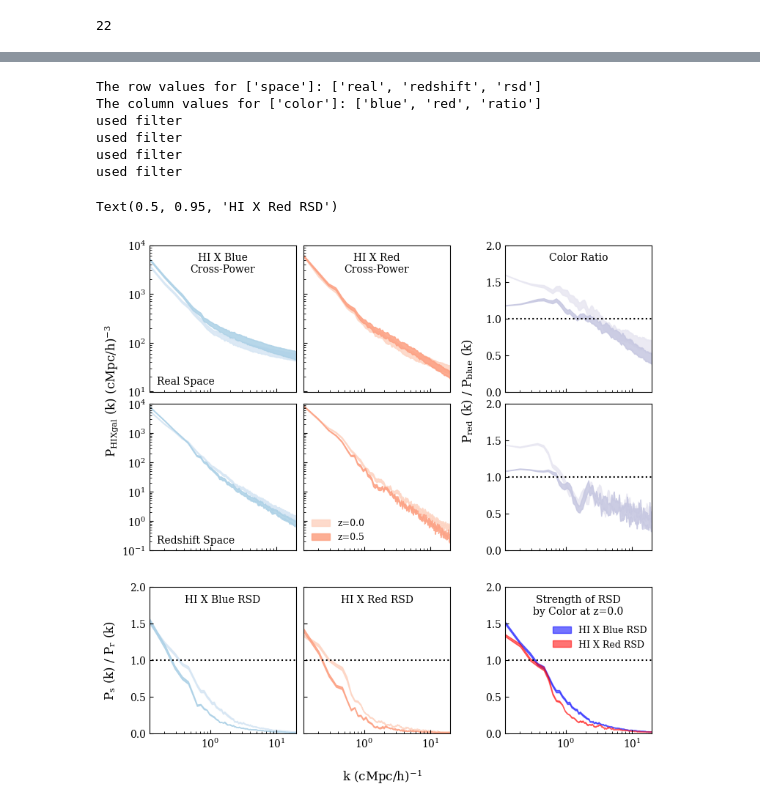
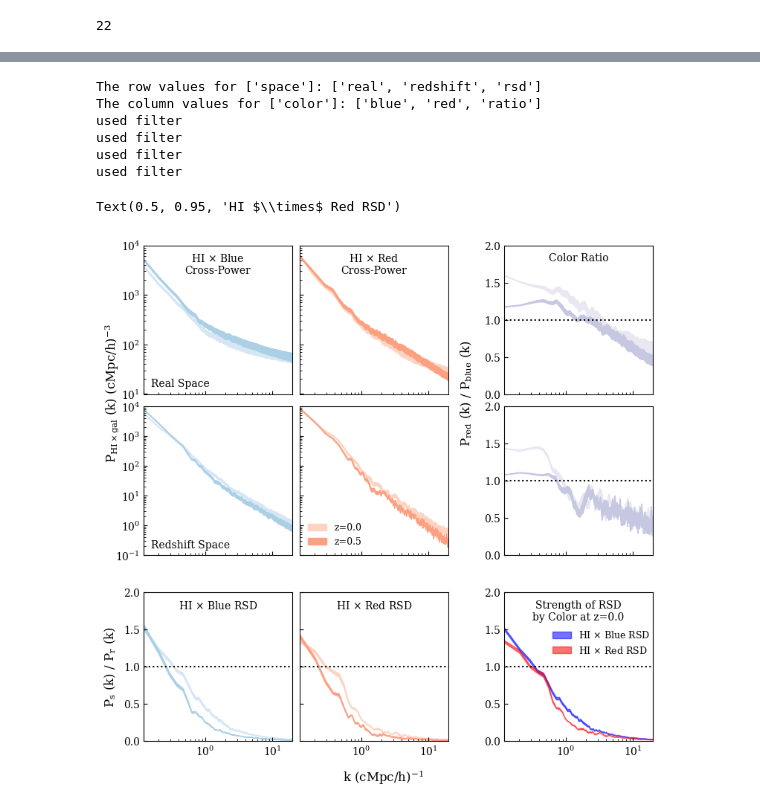
Before and after one commit to calvinosinga/hcolor, a Jupyter notebook: fig_md_analysis/paper/rsd/RSD.ipynb, the cells around one changed output, grey strips where cells are left out. Drawn from its saved outputs; the diff is of its cells as text; code cells hidden in the pictures.

```diff
--- a/fig_md_analysis/paper/rsd/RSD.ipynb
+++ b/fig_md_analysis/paper/rsd/RSD.ipynb
@@ -285,15 +311,15 @@ rsddl = DataList(rsd)
 # for dc in rsddl.dclist:
 #     dc.add('snapshot':'nono')
 
-rsddl.makeFill({'color':'blue'}, {'color':'blue', 'label':'HI X Blue RSD', 'alpha':0.55})
-rsddl.makeFill({'color':'red'}, {'color':'red', 'label':'HI X Red RSD', 'alpha':0.55})
+rsddl.makeFill({'color':'blue'}, {'color':'blue', 'label':'HI $\\times$ Blue RSD', 'alpha':0.55})
+rsddl.makeFill({'color':'red'}, {'color':'red', 'label':'HI $\\times$ Red RSD', 'alpha':0.55})
 fg = Figrid(rbonly)
 spacing = 0.05
 fg.arrange('space', 'color', panel_length = 2, xborder = XBORDER,
         yborder = YBORDER, wspace = np.array([spacing,spacing*7.5]), hspace = np.array([spacing *1.65,spacing*5]))
 fg.panels[2,2] = rsddl
 fkw = {}
-fkw['alpha'] = 0.85
+fkw['alpha'] = 1
 zcols = cdict['zevo']
 
 for cv in fg.colValues:
@@ -332,41 +358,41 @@ fg.setTicks({'labelsize':smfont, 'direction':'in'})
 fg.setTicks({'labelbottom':False}, 'x', slc = (slice(0,2), slice(0,3)))
 fg.setTicks({'labelleft':False}, 'y', slc = (slice(0, 3), 1))
 fg.setRowLabels(['Real Space', 'Redshift Space', ''], [0.05, 0.05])
-fg.setColLabels(['HI X Blue\nCross-Power', 'HI X Red\nCross-Power', 'Color Ratio'], [0.5, 0.95], {'ha':'center', 'va':'top'})
+fg.setColLabels(['HI $\\times$ Blue\nCross-Power', 'HI $\\times$ Red\nCross-Power', 'Color Ratio'], [0.5, 0.95], {'ha':'center', 'va':'top'})
 
 fg.makeXLabel('k (cMpc/h)$^{-1}$', [], {'fontsize':larfont})
 ypos = [fg.xborder[0] * 0.1 / fg.figsize[0],
         1 - (0.5*(np.sum(fg.panel_heights[:-1]) + np.sum(fg.hspace[:fg.dim[1] - 2]) + fg.yborder[0])) / fg.figsize[1]]
-fg.makeYLabel(r'P$_{\rm{HIXgal}}$ (k) (cMpc/h)$^{-3}$', ypos, {'va':'center', 'ha':'left','fontsize':larfont})
+fg.makeYLabel(r'P$_{\rm{HI} \times \rm{gal}}$ (k) (cMpc/h)$^{-3}$', ypos, {'va':'center', 'ha':'left','fontsize':larfont})
 fg.makeYLabel(r'P$_{\rm{s}}$ (k) / P$_{\rm{r}}$ (k)',
             [ypos[0], (0.5 * fg.panel_heights[-1] + fg.yborder[1]) / fg.figsize[1]],
             {'va':'center', 'ha':'left','fontsize':larfont})
 ypos = [(fg.xborder[0] + np.sum(fg.panel_widths[:2]) + fg.wspace[0] + fg.wspace[1]*0.2) / fg.figsize[0],
         1 - (0.5*(np.sum(fg.panel_heights[:-1]) + np.sum(fg.hspace[:fg.dim[1] - 2]) + fg.yborder[0])) / fg.figsize[1]]
 # ypos = [(fg.xborder[0] + np.sum(fg.panel_widths[:2]) + fg.wspace[0] + fg.wspace[1]*0.2) / fg.figsize[0],
 #         0.5]
 fg.makeYLabel(r'P$_{\rm{red}}$ (k) / P$_{\rm{blue}}$ (k)', ypos, {'va':'center', 'ha':'left','fontsize':larfont})
 # fg.makeYLabel(r'RSD$_{\rm{red}}$ (k) / RSD$_{\rm{blue}}$ (k)',
 #             [ypos[0], (0.5 * fg.panel_heights[-1] + fg.yborder[1]) / fg.figsize[1]],
 #             {'va':'center', 'ha':'left','fontsize':larfont})
 lkw = {'frameon':False, 'fontsize':smfont - 1, 'loc':'lower left'}
 fg.drawLegend(lkw, slc = (1,1))
 lkw['loc'] = [0.3, 0.55]
 fg.drawLegend(lkw, slc = (2,2))
 fg.axes[2,2].text(0.5, 0.95, 'Strength of RSD\nby Color at z=0.0', va = 'top', ha = 'center',
                  fontsize = smfont, transform=fg.axes[2,2].transAxes)
-fg.axes[2,0].text(0.5, 0.95, 'HI X Blue RSD', va = 'top', ha = 'center',
+fg.axes[2,0].text(0.5, 0.95, 'HI $\\times$ Blue RSD', va = 'top', ha = 'center',
                  fontsize = smfont, transform = fg.axes[2,0].transAxes)
-fg.axes[2,1].text(0.5, 0.95, 'HI X Red RSD', va = 'top', ha = 'center',
+fg.axes[2,1].text(0.5, 0.95, 'HI $\\times$ Red RSD', va = 'top', ha = 'center',
                  fontsize = smfont, transform = fg.axes[2,1].transAxes)
 # %% [output]
 The row values for ['space']: ['real', 'redshift', 'rsd']
 The column values for ['color']: ['blue', 'red', 'ratio']
 used filter
 used filter
 used filter
 used filter
-Text(0.5, 0.95, 'HI X Red RSD')
+Text(0.5, 0.95, 'HI $\\times$ Red RSD')
-[figure, old version]
+[figure, new version]
 # %%
 fg.save("z-evo_space_compare_combined.pdf")
```
Also changed, not shown: parts of 3 cells of this notebook, 3 other files.
